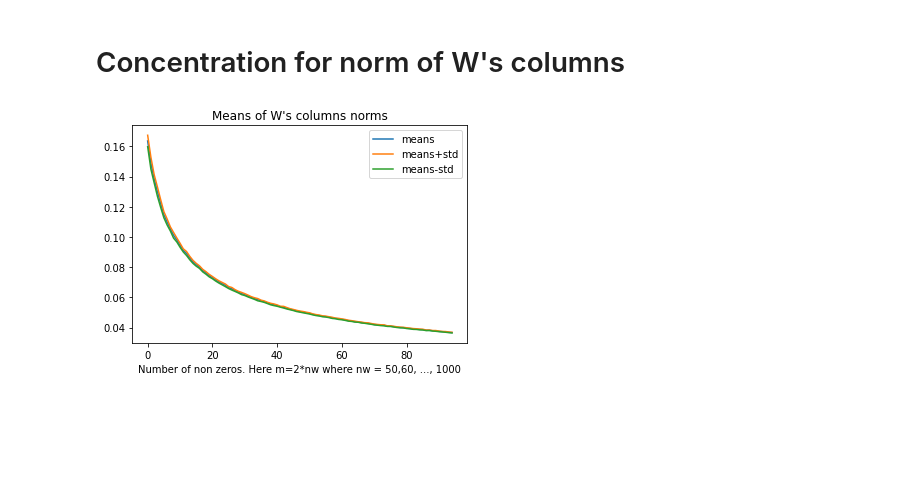
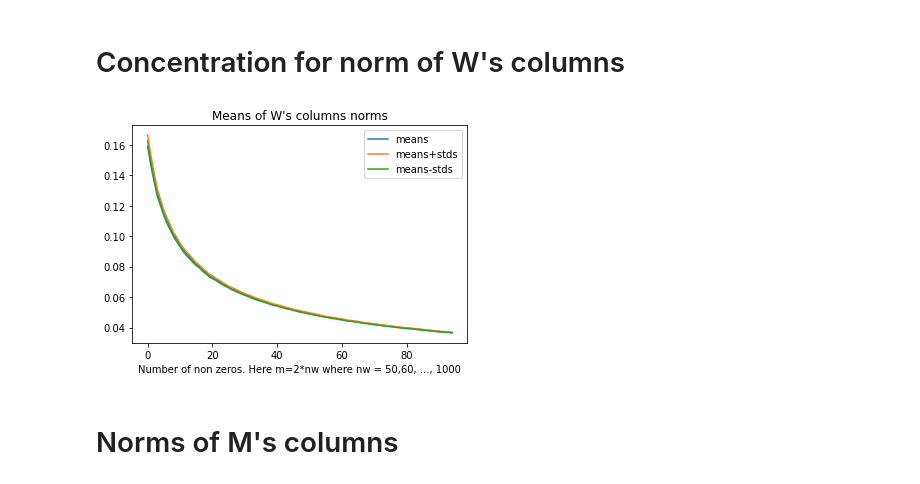
Before and after one commit to srezazad/Succesive-Projection-Algirithm-for-Matrix-Recovery-, a Jupyter notebook: main.ipynb, the cells around one changed output. Drawn from its saved outputs; the diff is of its cells as text; code cells hidden in the pictures; blank space fills up the shorter version.

```diff
--- a/main.ipynb
+++ b/main.ipynb
@@ -143,12 +143,14 @@ means_up = np.add(means,stds)
 # %%
 x = range(len(means))
 fig, ax = plt.subplots()
 ax.plot(x, means, label='means')
-ax.plot(x,means_up, label='means+std')
-ax.plot(x, means_down, label='means-std')
+ax.plot(x,means_up, label='means+stds')
+ax.plot(x, means_down, label='means-stds')
 ax.legend()
 ax.set_xlabel('Number of non zeros. Here m=2*nw where nw = 50,60, ..., 1000')
 ax.set_title("Means of W's columns norms")
 plt.show()
 # %% [output]
-[figure, old version]
+[figure, new version]
+# %% [markdown]
+# Norms of M's columns
```
Also changed, not shown: parts of 3 cells of this notebook.
